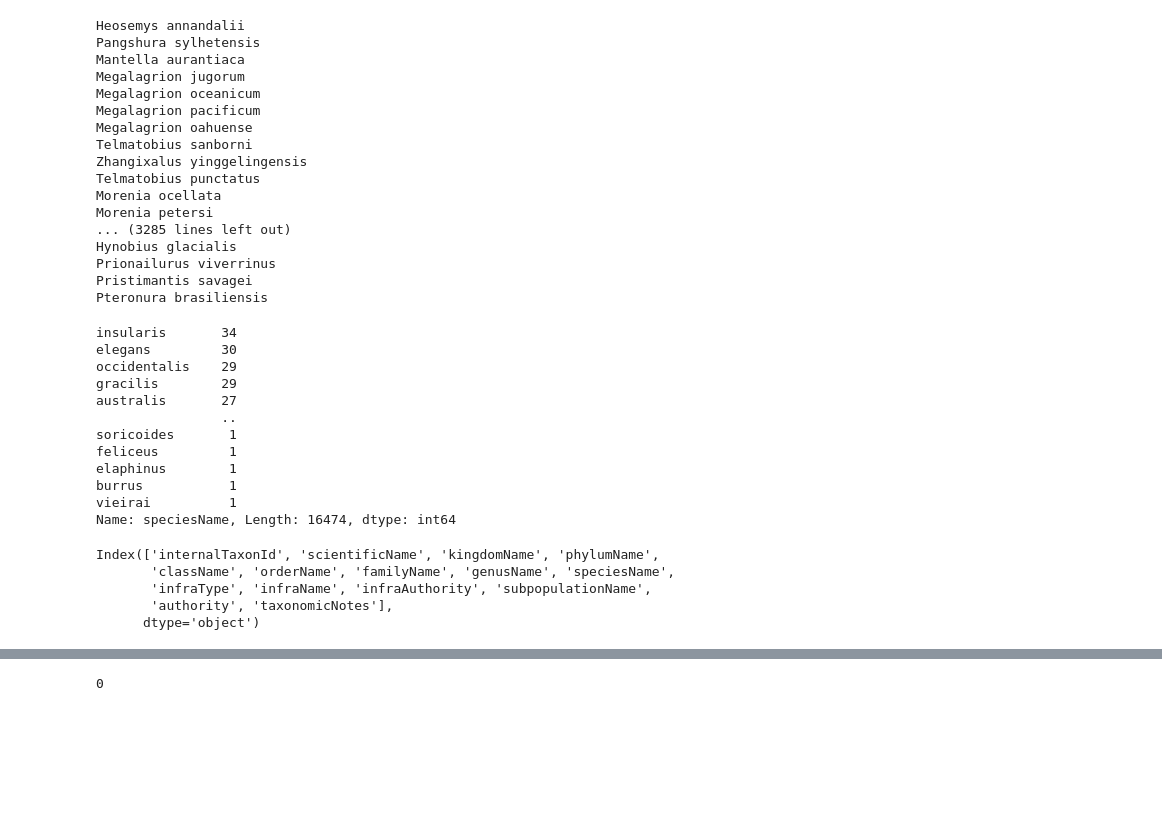
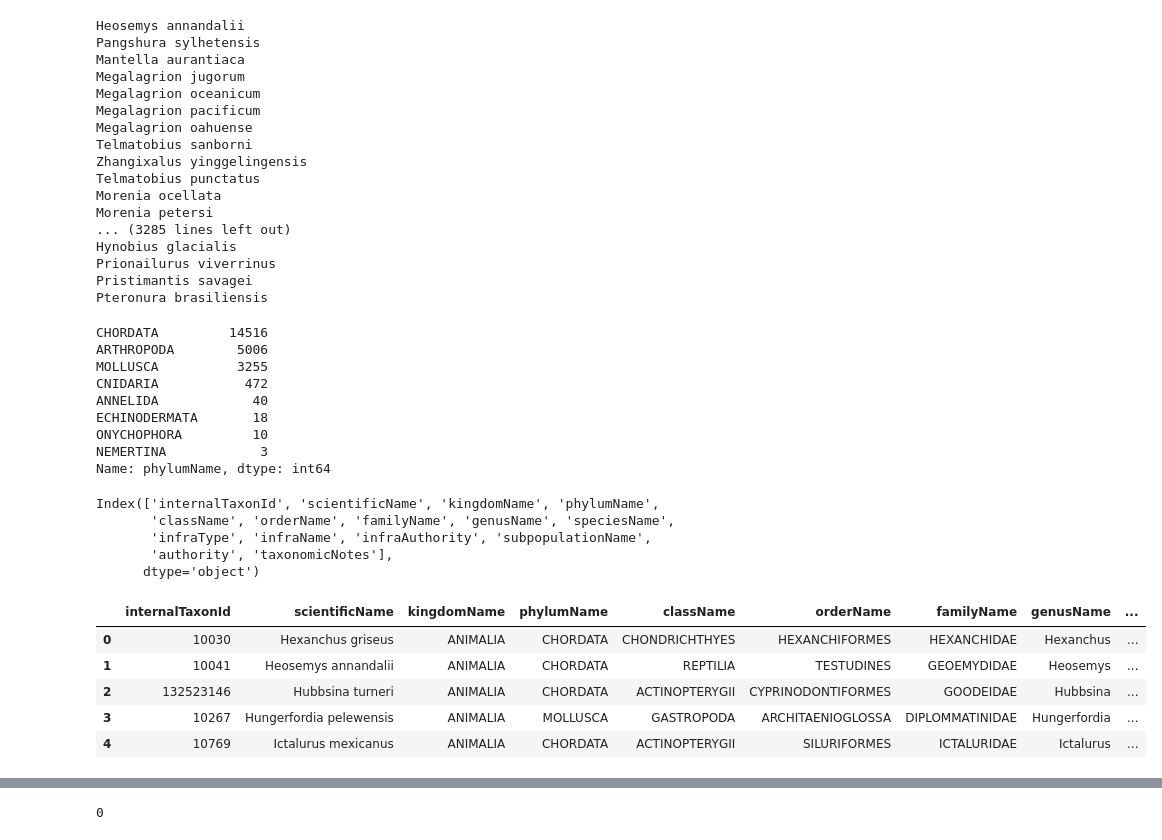
Before and after one commit to MonikaRadominska/Final_project, a Jupyter notebook: Data Cleaning.ipynb, the cells around one changed output, grey strips where cells are left out. Cells and saved outputs as stored; diff of their text form; code cells hidden in the pictures; blank space fills up the shorter version.

```diff
--- a/Data Day 1.ipynb
+++ b/Data Cleaning.ipynb
@@ -129,20 +130,17 @@ Prionailurus viverrinus
 Pristimantis savagei
 Pteronura brasiliensis
 # %%
-df_taxom['speciesName'].value_counts()
+df_taxom['phylumName'].value_counts()
 # %% [output]
-insularis       34
-elegans         30
-occidentalis    29
-gracilis        29
-australis       27
-                ..
-soricoides       1
-feliceus         1
-elaphinus        1
-burrus           1
-vieirai          1
-Name: speciesName, Length: 16474, dtype: int64
+CHORDATA         14516
+ARTHROPODA        5006
+MOLLUSCA          3255
+CNIDARIA           472
+ANNELIDA            40
+ECHINODERMATA       18
+ONYCHOPHORA         10
+NEMERTINA            3
+Name: phylumName, dtype: int64
 # %%
 df_taxom.columns
 # %% [output]
@@ -151,4 +149,13 @@ Index(['internalTaxonId', 'scientificName', 'kingdomName', 'phylumName',
        'infraType', 'infraName', 'infraAuthority', 'subpopulationName',
        'authority', 'taxonomicNotes'],
       dtype='object')
+# %%
+df_taxom.head()
+# %% [output]
+|  | internalTaxonId | scientificName | kingdomName | phylumName | className | orderName | familyName | genusName | ... |
+| 0 | 10030 | Hexanchus griseus | ANIMALIA | CHORDATA | CHONDRICHTHYES | HEXANCHIFORMES | HEXANCHIDAE | Hexanchus | ... |
+| 1 | 10041 | Heosemys annandalii | ANIMALIA | CHORDATA | REPTILIA | TESTUDINES | GEOEMYDIDAE | Heosemys | ... |
+| 2 | 132523146 | Hubbsina turneri | ANIMALIA | CHORDATA | ACTINOPTERYGII | CYPRINODONTIFORMES | GOODEIDAE | Hubbsina | ... |
+| 3 | 10267 | Hungerfordia pelewensis | ANIMALIA | MOLLUSCA | GASTROPODA | ARCHITAENIOGLOSSA | DIPLOMMATINIDAE | Hungerfordia | ... |
+| 4 | 10769 | Ictalurus mexicanus | ANIMALIA | CHORDATA | ACTINOPTERYGII | SILURIFORMES | ICTALURIDAE | Ictalurus | ... |
 # %%
```
Also changed, not shown: parts of 73 cells of this notebook, 3 other files.
